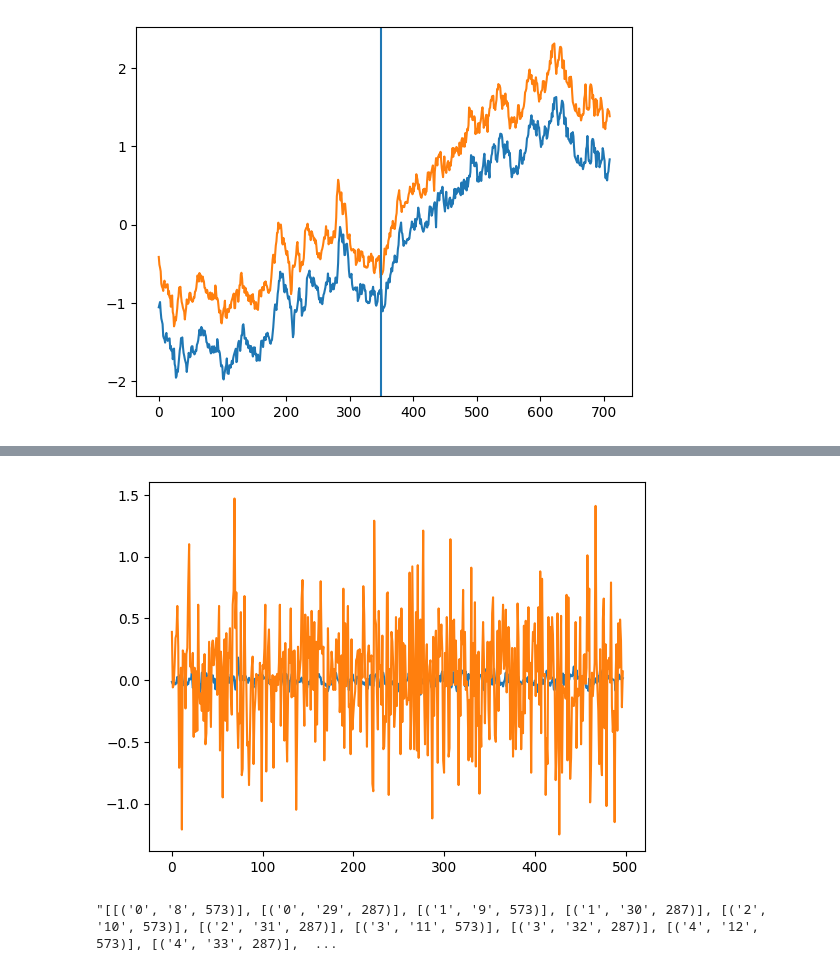
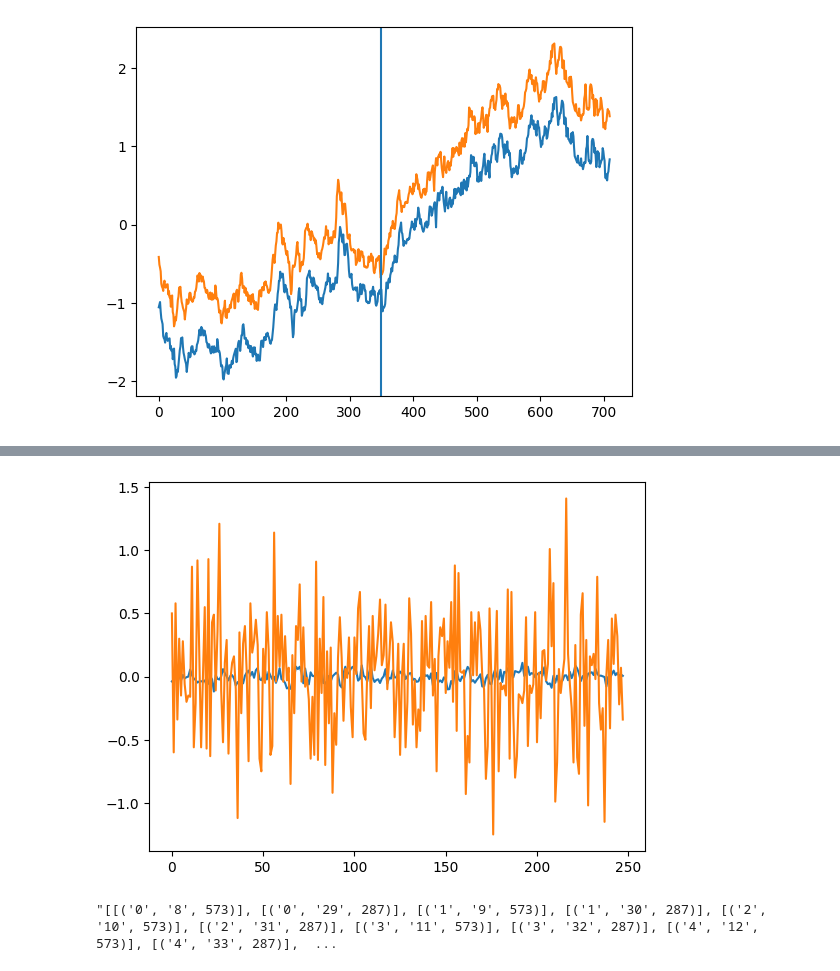
Before and after one commit to Troppydash/algothon, a Jupyter notebook: da/khang_leadlag.ipynb, the cells around one changed output, grey strips where cells are left out. Drawn from its saved outputs; the diff is of its cells as text; code cells hidden in the pictures.

```diff
--- a/da/khang_leadlag.ipynb
+++ b/da/khang_leadlag.ipynb
@@ -155,14 +138,14 @@ KeyError: '0'
 # %%
 # Predict function for lead lag
-def predict_next(df, ticker, indices, lags, shift, currentPoint):
+def predict_next(df, ticker, indices, lags, currentPoint):
     matchedSeries = df[indices].pct_change().dropna().values
     # matchedSeries = df[indices]
     if len(indices) > 1:
-        matchedSeries = matchedSeries[currentPoint-shift-199:currentPoint-shift+1, :]
+        matchedSeries = matchedSeries[currentPoint-599:currentPoint+1, :]
     else:
-        matchedSeries = matchedSeries[currentPoint-shift-199:currentPoint-shift+1]
+        matchedSeries = matchedSeries[currentPoint-599:currentPoint+1]
 
-    predictSeries = df[ticker].pct_change().dropna().values[currentPoint-199:currentPoint+1]
+    predictSeries = df[ticker].pct_change().dropna().values[currentPoint-599:currentPoint+1]
     # predictSeries = df[ticker].values[currentPoint-199:currentPoint+1]
     # print(matchedSeries.shape)
     # print(len(predictSeries))
@@ -176,7 +159,7 @@ def predict_next(df, ticker, indices, lags, shift, currentPoint):
     ).fit()
 
     predict_val = result.forecast()
-    # print(predict_mu)
+    # print(result.summary())
     return predict_val
 # %%
 # # Predict function for lead lag with moving average
@@ -203,44 +186,52 @@ def predict_next(df, ticker, indices, lags, shift, currentPoint):
 #     # print(predict_mu)
 #     return predict_val
 # %%
-predictValues = []
-errors = []
-actuals = []
+def test_error(sharePredict, indices, lags, printing=False):
+    predictValues = []
+    errors = []
+    actuals = []
 
-actual_changes = []
-predict_changes = []
+    actual_changes = []
+    predict_changes = []
 
-sharePredict = "7"
-indices = ["36"]
-shift = 285
-lags = 3
-for i in range(500, 998):
-    predict_change = predict_next(df, sharePredict, indices, lags, shift, i-1)[-1]
-    actual_values = df[sharePredict].values
-    predict = actual_values[i] * (1 + predict_change)
+    for i in range(751, 999):
+        actual_values = df[sharePredict].values
 
-    actual = actual_values[i+1]
-    error = predict - actual
+        # For pct_change
+        predict_change = predict_next(df, sharePredict, indices, lags, i-1)[-1]
+        predict = actual_values[i] * (1 + predict_change)
 
-    errors.append(error)
-    actuals.append(actual)
-    predictValues.append(predict)
-    actual_changes.append(actual - actual_values[i])
-    predict_changes.append(predict - actual_values[i])
-
-actuals = pd.Series(actuals)
-errors = pd.Series(errors)
-actual_changes = pd.Series(actual_changes)
-print(actuals.mean(), actuals.std())
-print(errors.mean(), errors.std())
-print(actual_changes.mean(), actual_changes.std())
-print("MSE error", math.sqrt((error * error).mean()))
+        # predict = predict_next(df, sharePredict, indices, lags, shift, i)[-1]
 
 
-sns.lineplot(predictValues)
-sns.lineplot(actuals)
+        actual = actual_values[i+1]
+        error = predict - actual
 
-plt.figure()
-plt.plot(errors)
-plt.plot(actual_changes)
+        errors.append(error)
+        actuals.append(actual)
+        predictValues.append(predict)
+        actual_changes.append(actual - actual_values[i])
+        predict_changes.append(predict - actual_values[i])
+
+    actuals = pd.Series(actuals)
+    errors = pd.Series(errors)
+    actual_changes = pd.Series(actual_changes)
+
+    if printing:
+        print(actuals.mean(), actuals.std())
+        print(errors.mean(), errors.std())
+        print(actual_changes.mean(), actual_changes.std())
+        print("MSE error", math.sqrt((error * error).mean()))
+
+
+        sns.lineplot(predictValues)
+        sns.lineplot(actuals)
+
+        plt.figure()
+        plt.plot(errors)
+        plt.plot(actual_changes)
+
+    return(errors, actual_changes)
+
+test_error("7", ["36"], [286, 287, 288], printing=True)
 # %% [output]
@@ -253,2 +260,2 @@ MSE error 0.015315800833263893
-[figure, old version]
+[figure, new version]
 # %%
```
Also changed, not shown: parts of 6 cells of this notebook, 2 other files.
